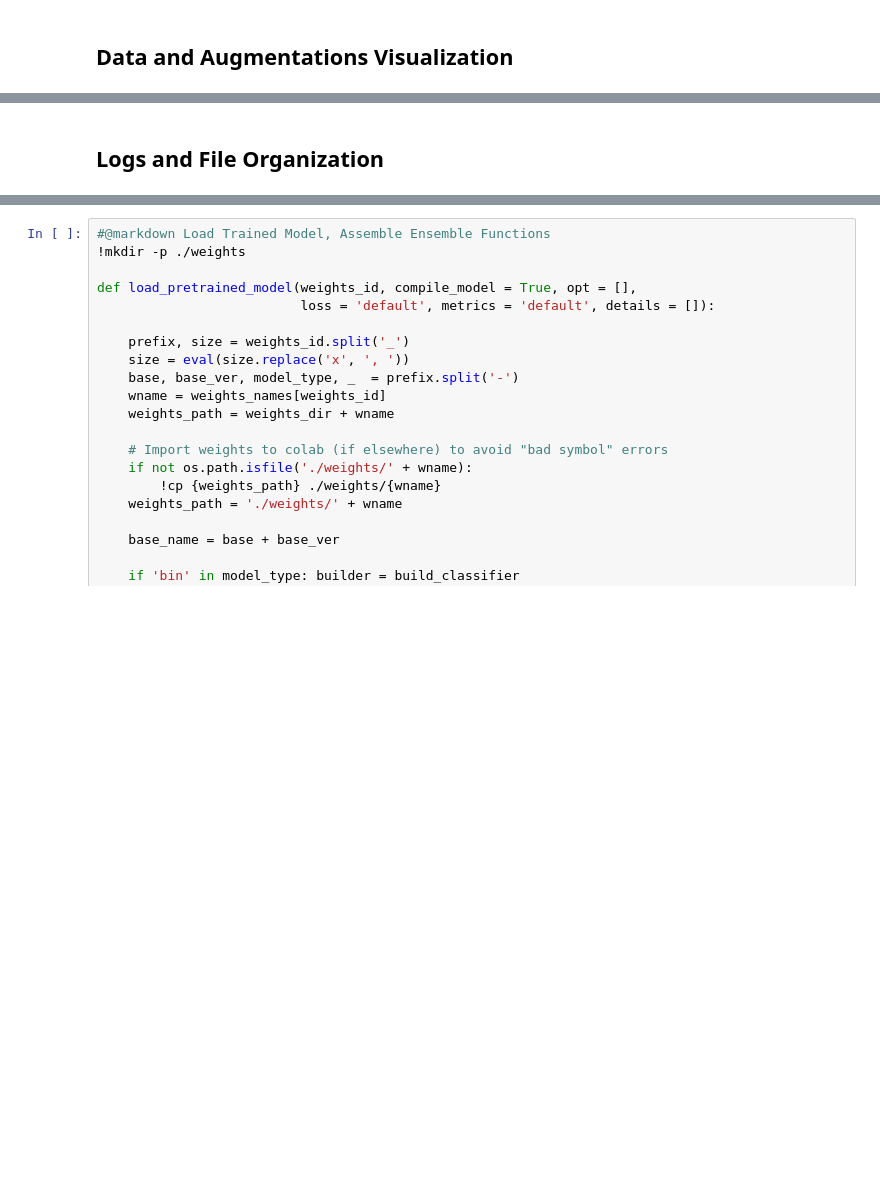
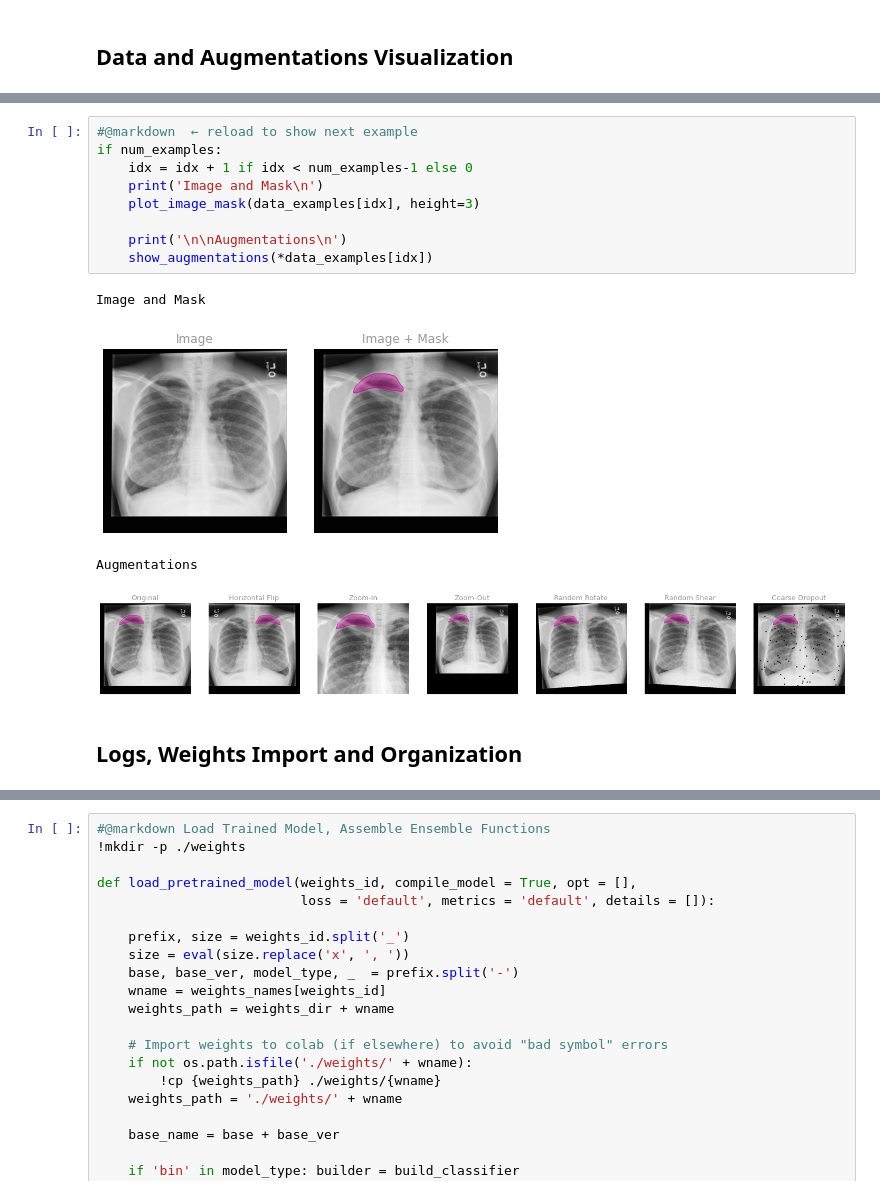
Before and after one commit to reyvaz/pneumothorax_detection, a Jupyter notebook: notebooks/pneumothorax_detection.ipynb, the cells around one changed output, grey strips where cells are left out. Drawn from its saved outputs; the diff is of its cells as text; blank space fills up the shorter version.

```diff
--- a/notebooks/pneumothorax_detection.ipynb
+++ b/notebooks/pneumothorax_detection.ipynb
@@ -374,2 +411,16 @@ Augmentations
+# %%
+#@markdown  ← reload to show next example
+if num_examples:
+    idx = idx + 1 if idx < num_examples-1 else 0
+    print('Image and Mask\n')
+    plot_image_mask(data_examples[idx], height=3)
+
+    print('\n\nAugmentations\n')
+    show_augmentations(*data_examples[idx])
+# %% [output]
+Image and Mask
+[figure, added]
+Augmentations
+[figure, added]
 # %% [markdown]
-## Logs and File Organization
+## Logs, Weights Import and Organization
```
Also changed, not shown: parts of 95 cells of this notebook, 2 other files.
